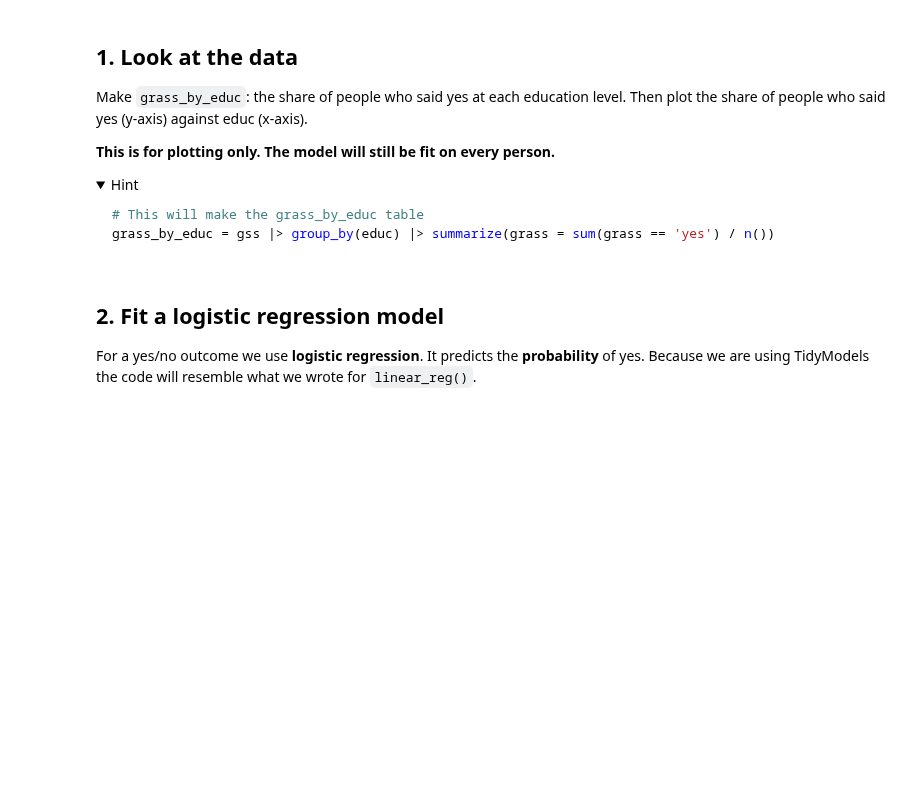
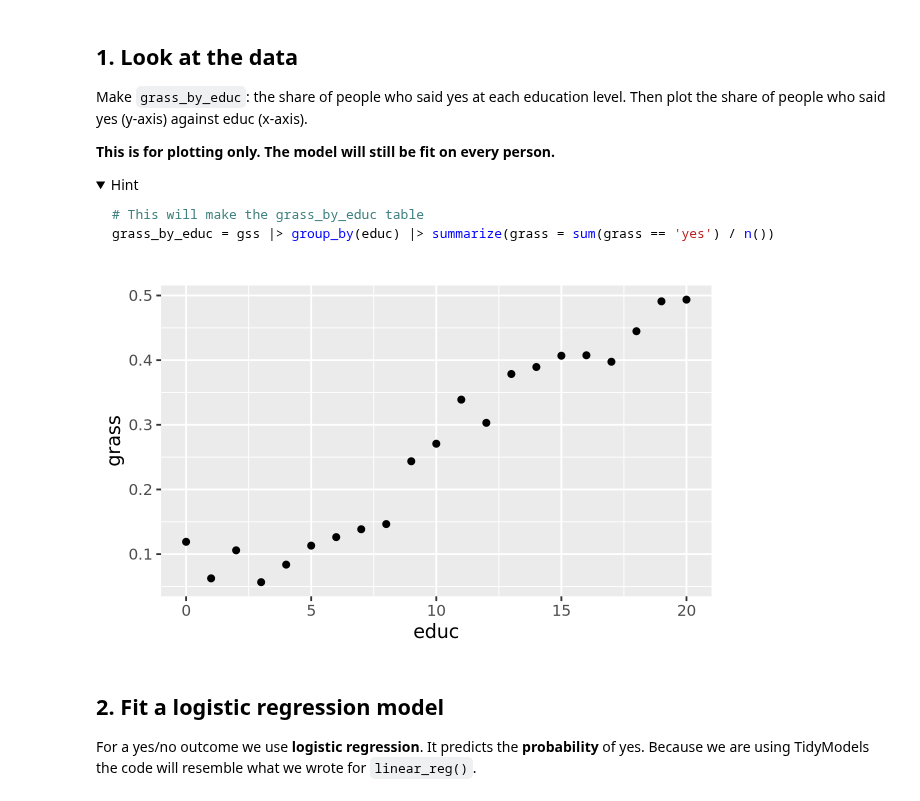
Before and after one commit to sophiaemcreynolds/codespace_9.30_512, a Jupyter notebook: exercises/10-marginal-effect-exercise.ipynb, the cells around one changed output. Saved outputs shown, nothing was run; the diff lists cells and outputs as text; code cells hidden in the pictures; folded sections open; blank space fills up the shorter version.

````diff
--- a/exercises/10-marginal-effect-exercise.ipynb
+++ b/exercises/10-marginal-effect-exercise.ipynb
@@ -44,6 +48,15 @@ grass_by_educ = gss |> group_by(educ) |> summarize(grass = sum(grass == 'yes') /
 ```
 
 </details>
+# %%
+grass_by_educ = gss |> group_by(educ) |> summarize(grass = sum(grass == 'yes') / n())
+
+grass_by_educ
+
+grass_by_educ |>
+    ggplot(aes(y= grass, x = educ)) + geom_point()
+# %% [output]
+[figure, added]
 # %% [markdown]
 ## 2. Fit a logistic regression model
 
````
Also changed, not shown: parts of 5 cells of this notebook.
